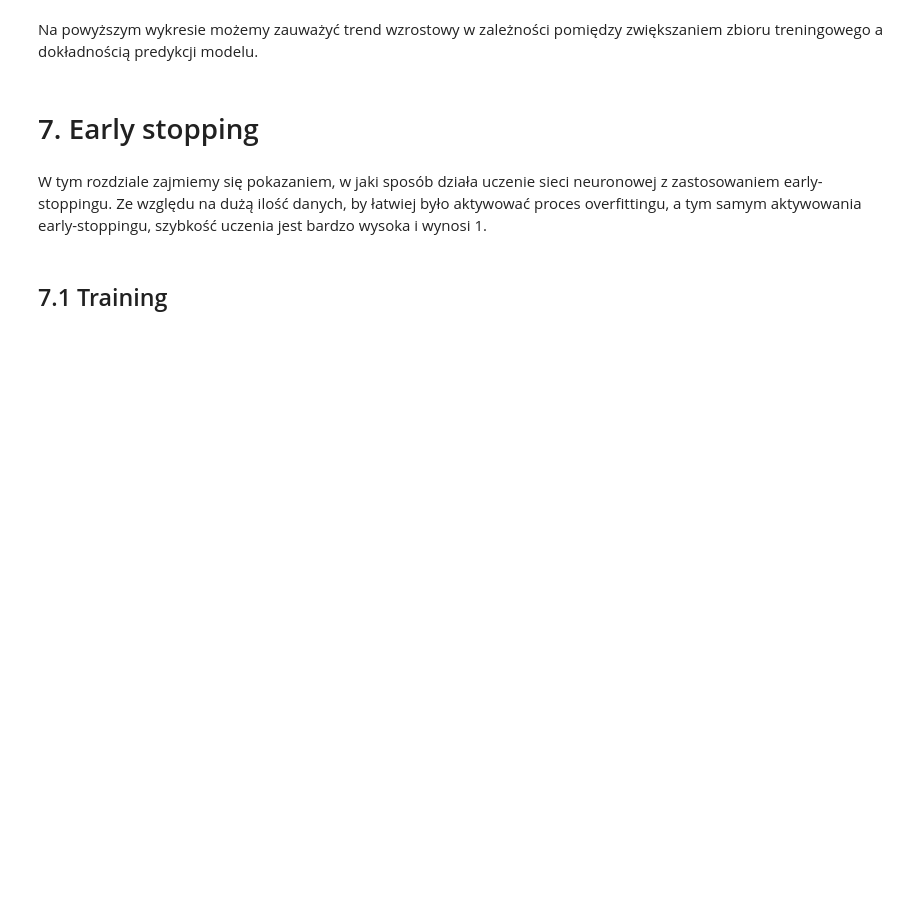
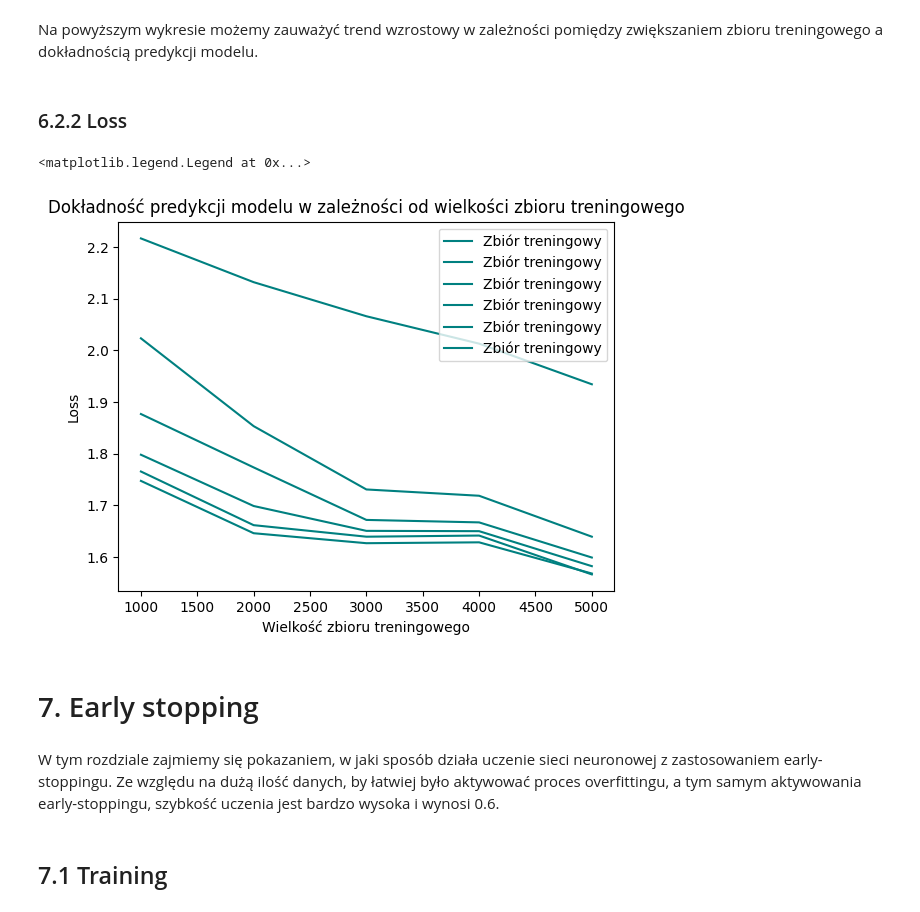
Before and after one commit to Looczky/MNIST_fcnn, a Jupyter notebook: project.ipynb, the cells around one changed output. Cells and saved outputs as stored; diff of their text form; code cells hidden in the pictures; blank space fills up the shorter version.

```diff
--- a/project.ipynb
+++ b/project.ipynb
@@ -386,9 +395,23 @@ plt.legend(loc='lower right')
 # %% [markdown]
 Na powyższym wykresie możemy zauważyć trend wzrostowy w zależności pomiędzy zwiększaniem zbioru treningowego a dokładnością predykcji modelu.
+# %% [markdown]
+### 6.2.2 Loss
+# %%
+plt.plot(subset_sizes, subset_loss_history, label='Zbiór treningowy', color='teal')
+# plt.plot(subset_sizes, subset_accuracy_test, label='Zbiór walidacyjny', color='black')
+
+plt.xlabel('Wielkość zbioru treningowego')
+plt.ylabel('Loss')
+plt.title('Dokładność predykcji modelu w zależności od wielkości zbioru treningowego')
+
+plt.legend(loc='upper right')
+# %% [output]
+<matplotlib.legend.Legend at 0x...>
+[figure, added]
 # %% [markdown]
 # 7. Early stopping
 # %% [markdown]
-W tym rozdziale zajmiemy się pokazaniem, w jaki sposób działa uczenie sieci neuronowej z zastosowaniem early-stoppingu. Ze względu na dużą ilość danych, by łatwiej było aktywować proces overfittingu, a tym samym aktywowania early-stoppingu, szybkość uczenia jest bardzo wysoka i wynosi 1.
+W tym rozdziale zajmiemy się pokazaniem, w jaki sposób działa uczenie sieci neuronowej z zastosowaniem early-stoppingu. Ze względu na dużą ilość danych, by łatwiej było aktywować proces overfittingu, a tym samym aktywowania early-stoppingu, szybkość uczenia jest bardzo wysoka i wynosi 0.6.
 # %% [markdown]
 ## 7.1 Training
 # %%
```
Also changed, not shown: parts of 15 cells of this notebook.
